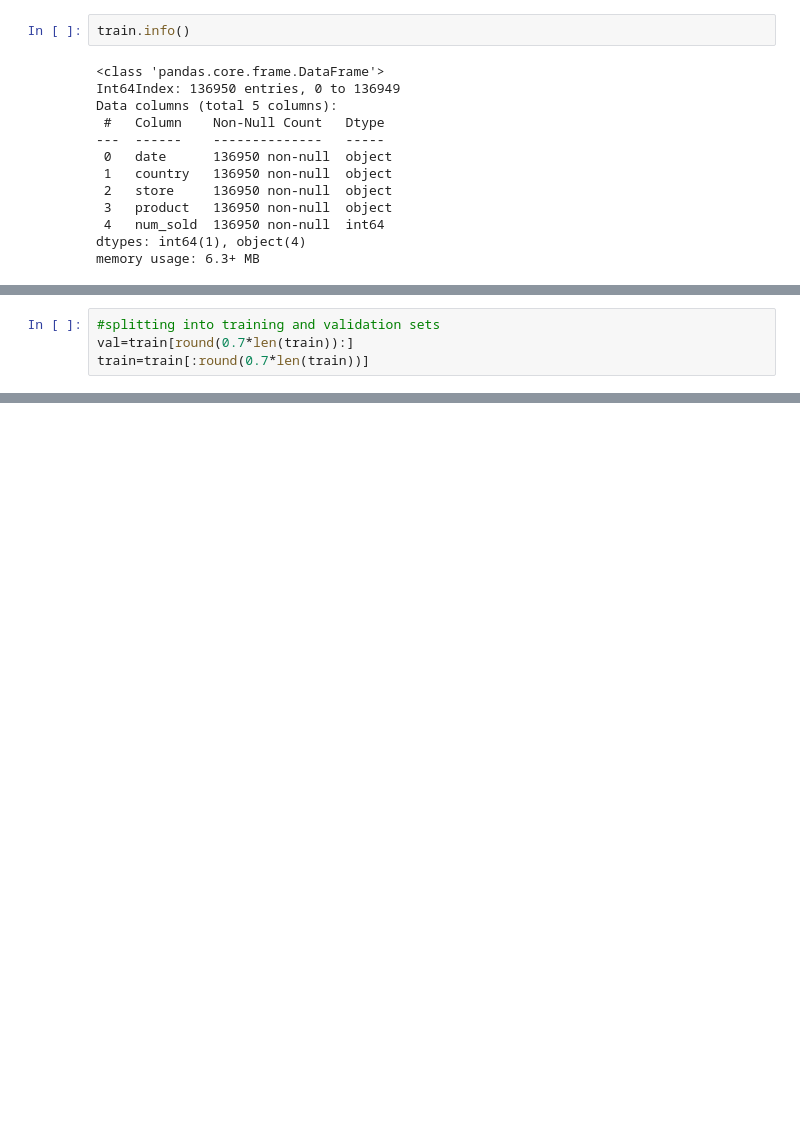
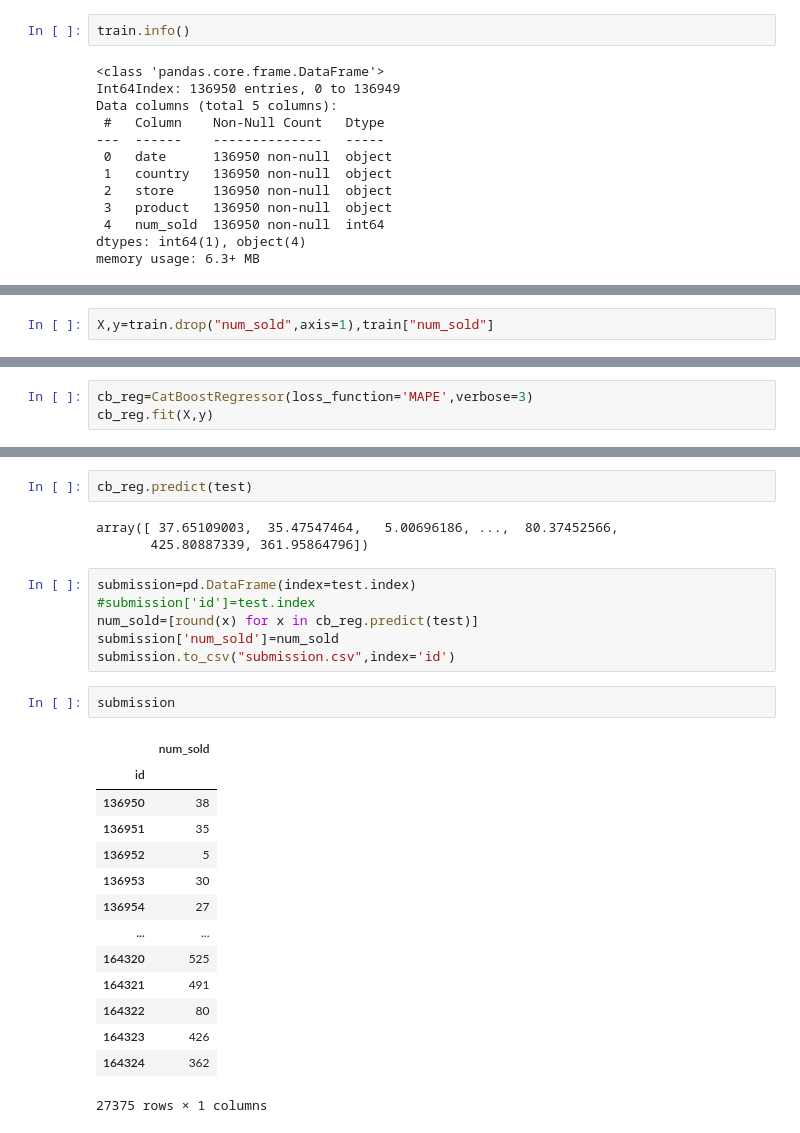
Before and after one commit to realshaktigupta/ML-Projects, a Jupyter notebook: forecasting-competition.ipynb, the cells around one changed output, grey strips where cells are left out. Drawn from its saved outputs; the diff is of its cells as text; blank space fills up the shorter version.

```diff
--- a/forecasting-competition.ipynb
+++ b/forecasting-competition.ipynb
@@ -164,5 +168,3 @@ ref:-https://www.kaggle.com/code/chingiznurzhanov/timeseriessplit-catboost-trick
-# %%
-#splitting into training and validation sets
-val=train[round(0.7*len(train)):]
-train=train[:round(0.7*len(train))]
+# %%
+X,y=train.drop("num_sold",axis=1),train["num_sold"]
 # %%
@@ -169,0 +172,3 @@ train=train[:round(0.7*len(train))]
+# %%
+cb_reg=CatBoostRegressor(loss_function='MAPE',verbose=3)
+cb_reg.fit(X,y)
@@ -169,0 +194,28 @@ train=train[:round(0.7*len(train))]
+# %%
+cb_reg.predict(test)
+# %% [output]
+array([ 37.65109003,  35.47547464,   5.00696186, ...,  80.37452566,
+       425.80887339, 361.95864796])
+# %%
+submission=pd.DataFrame(index=test.index)
+#submission['id']=test.index
+num_sold=[round(x) for x in cb_reg.predict(test)]
+submission['num_sold']=num_sold
+submission.to_csv("submission.csv",index='id')
+# %%
+submission
+# %% [output]
+|  | num_sold |
+| id |  |
+| 136950 | 38 |
+| 136951 | 35 |
+| 136952 | 5 |
+| 136953 | 30 |
+| 136954 | 27 |
+| ... | ... |
+| 164320 | 525 |
+| 164321 | 491 |
+| 164322 | 80 |
+| 164323 | 426 |
+| 164324 | 362 |
+27375 rows × 1 columns
```
Also changed, not shown: parts of 9 cells of this notebook.
